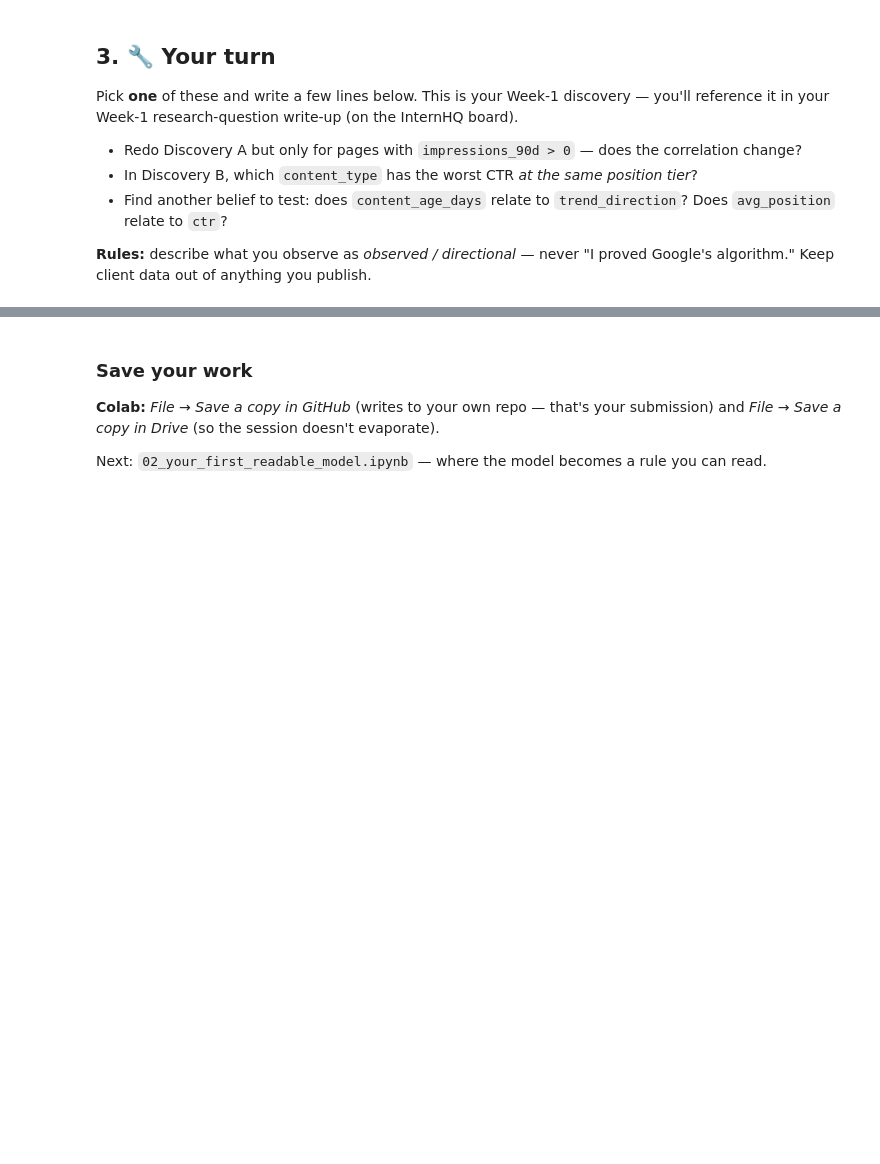
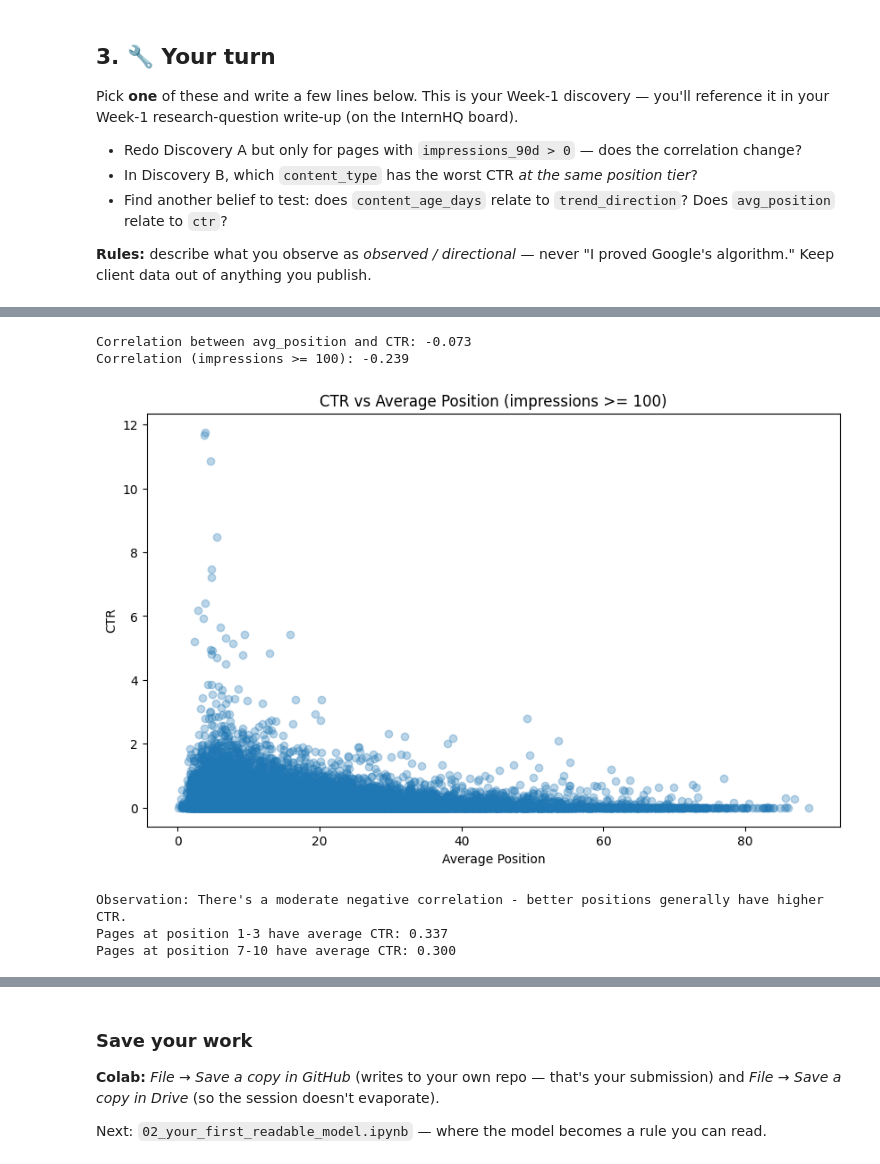
Before and after one commit to muhammadzaheer3344/flyrankAi_ml_internship, a Jupyter notebook: notebooks/01_first_look_and_discovery.ipynb, the cells around one changed output, grey strips where cells are left out. Cells and saved outputs as stored; diff of their text form; code cells hidden in the pictures; blank space fills up the shorter version.

```diff
--- a/notebooks/01_first_look_and_discovery.ipynb
+++ b/notebooks/01_first_look_and_discovery.ipynb
@@ -101,0 +258,28 @@ Pick **one** of these and write a few lines below. This is your Week-1 discovery
+# %%
+# Test: Does avg_position relate to ctr?
+corr_position_ctr = df["avg_position"].corr(df["ctr"])
+print(f"Correlation between avg_position and CTR: {corr_position_ctr:.3f}")
+
+# Filter for pages with sufficient impressions for stability
+visible = df[df["impressions_90d"] >= 100]
+corr_filtered = visible["avg_position"].corr(visible["ctr"])
+print(f"Correlation (impressions >= 100): {corr_filtered:.3f}")
+
+# Visualize
+plt.figure(figsize=(10, 6))
+plt.scatter(visible["avg_position"], visible["ctr"], alpha=0.3)
+plt.xlabel("Average Position")
+plt.ylabel("CTR")
+plt.title("CTR vs Average Position (impressions >= 100)")
+plt.show()
+
+print("\nObservation: There's a moderate negative correlation - better positions generally have higher CTR.")
+print(f"Pages at position 1-3 have average CTR: {visible[visible['avg_position'] <= 3]['ctr'].mean():.3f}")
+print(f"Pages at position 7-10 have average CTR: {visible[visible['avg_position'].between(7, 10)]['ctr'].mean():.3f}")
+# %% [output]
+Correlation between avg_position and CTR: -0.073
+Correlation (impressions >= 100): -0.239
+[figure, added]
+Observation: There's a moderate negative correlation - better positions generally have higher CTR.
+Pages at position 1-3 have average CTR: 0.337
+Pages at position 7-10 have average CTR: 0.300
```
Also changed, not shown: parts of 16 cells of this notebook.
